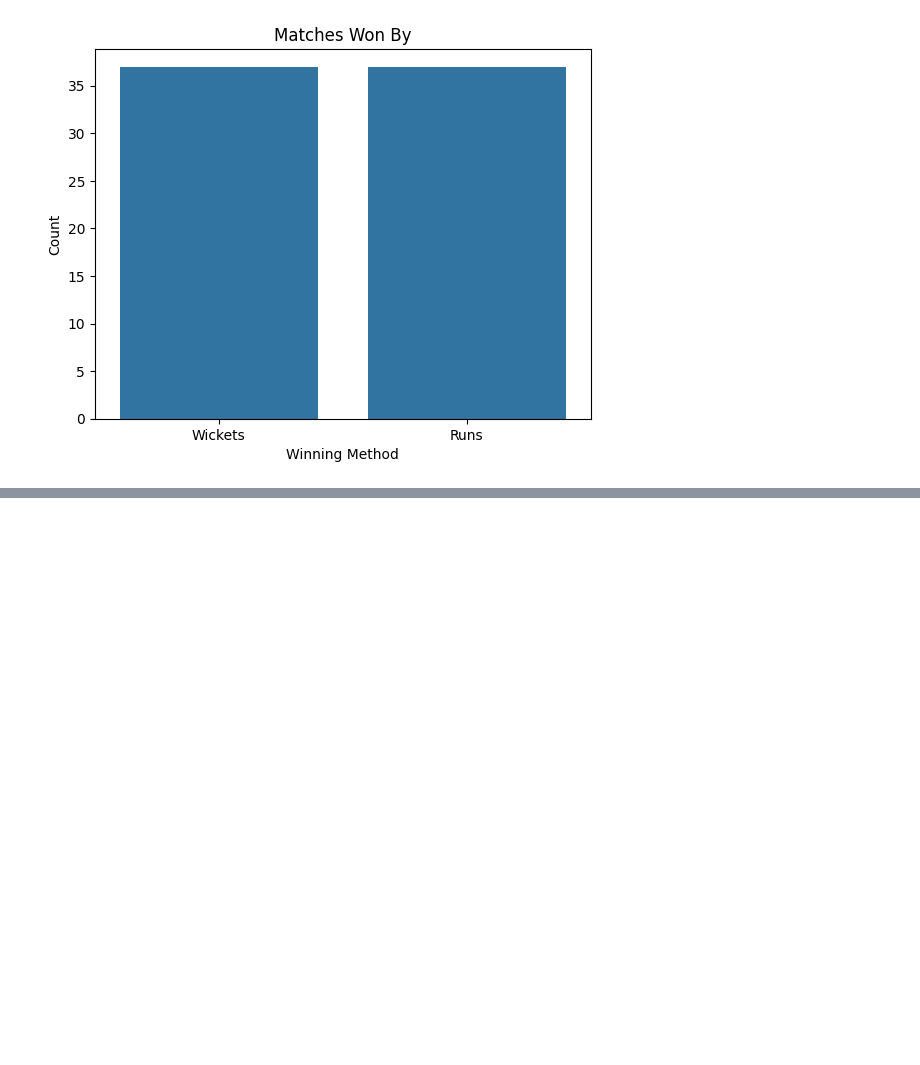
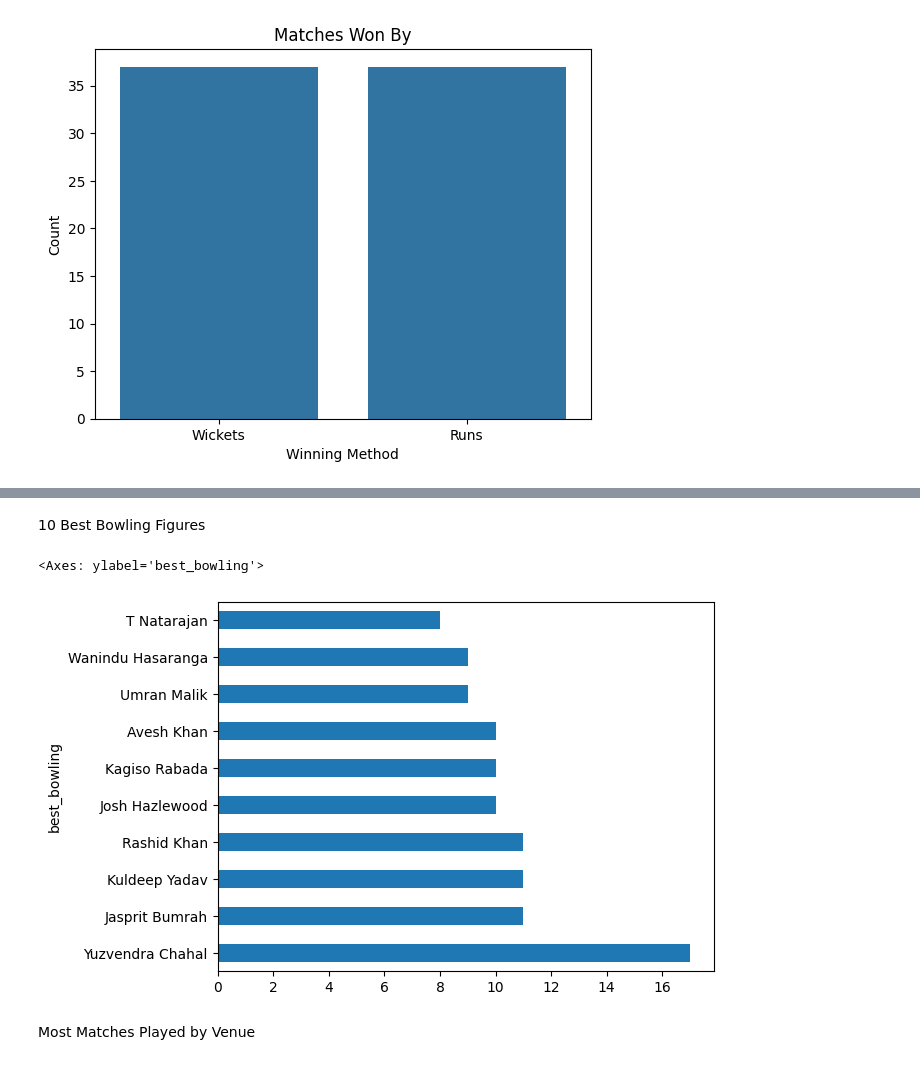
Before and after one commit to Kasfia-Mostafa/IPL_Analysis_Visualization, a Jupyter notebook: IPL.ipynb, the cells around one changed output, grey strips where cells are left out. Cells and saved outputs as stored; diff of their text form; code cells hidden in the pictures; blank space fills up the shorter version.

```diff
--- a/IPL.ipynb
+++ b/IPL.ipynb
@@ -165,0 +206,15 @@ Text(0, 0.5, 'Count')
+# %% [markdown]
+10 Best Bowling Figures
+# %%
+df['hightest_wicket'] = df['best_bowling_figure'].apply(lambda x: x.split('--')[0])
+
+df['hightest_wicket'] = df['hightest_wicket'].astype(int)
+
+top_bowler = df.groupby('best_bowling')['hightest_wicket'].sum().sort_values(ascending=False).head(10)
+
+top_bowler.plot(kind='barh')
+# %% [output]
+<Axes: ylabel='best_bowling'>
+[figure, added]
+# %% [markdown]
+Most Matches Played by Venue
```
Also changed, not shown: parts of 14 cells of this notebook, 1 other file.
